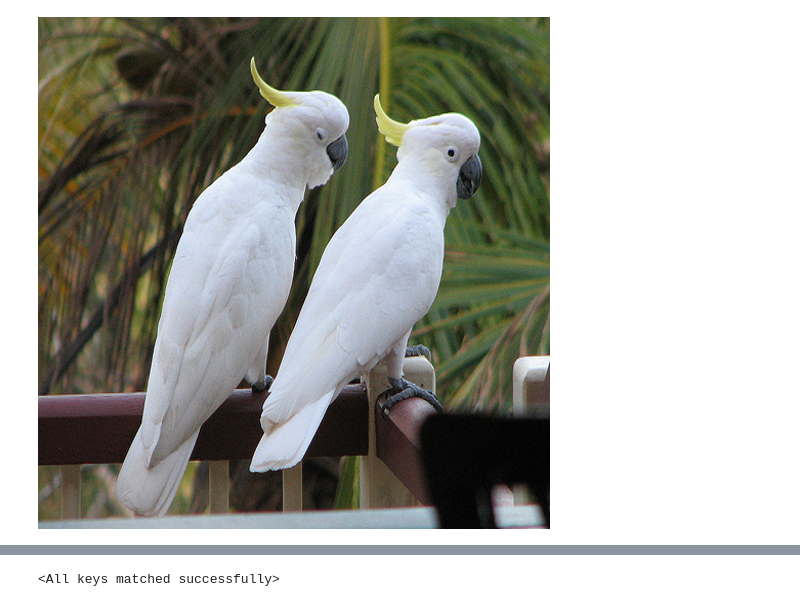
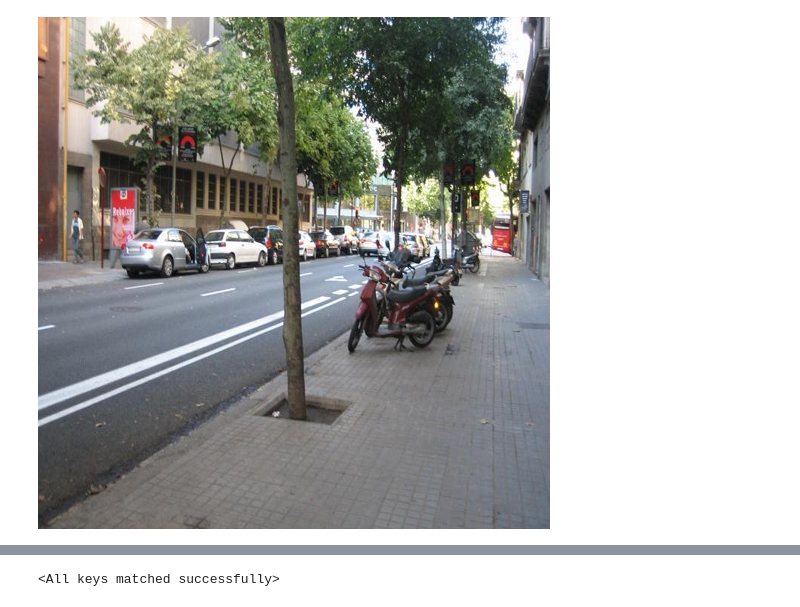
Before and after one commit to danjacobellis/CMMR, a Jupyter notebook: dinov2_seg.ipynb, the cells around one changed output, grey strips where cells are left out. Cells and saved outputs as stored; diff of their text form; code cells hidden in the pictures.

```diff
--- a/dinov2_seg.ipynb
+++ b/dinov2_seg.ipynb
@@ -10,7 +17,7 @@ imagenet_dino = load_dataset("danjacobellis/imagenet_dino",split='validation').w
 # %%
-imagenet = load_dataset("imagenet-1k",split='validation')
+ade20k = load_dataset("scene_parse_150",split='validation')
 # %%
-imagenet[10]['image'].resize((512,512))
+ade20k[0]['image'].resize((512,512))
 # %% [output]
-[figure, old version]
+[figure, new version]
 # %%
```
Also changed, not shown: parts of 10 cells of this notebook.
